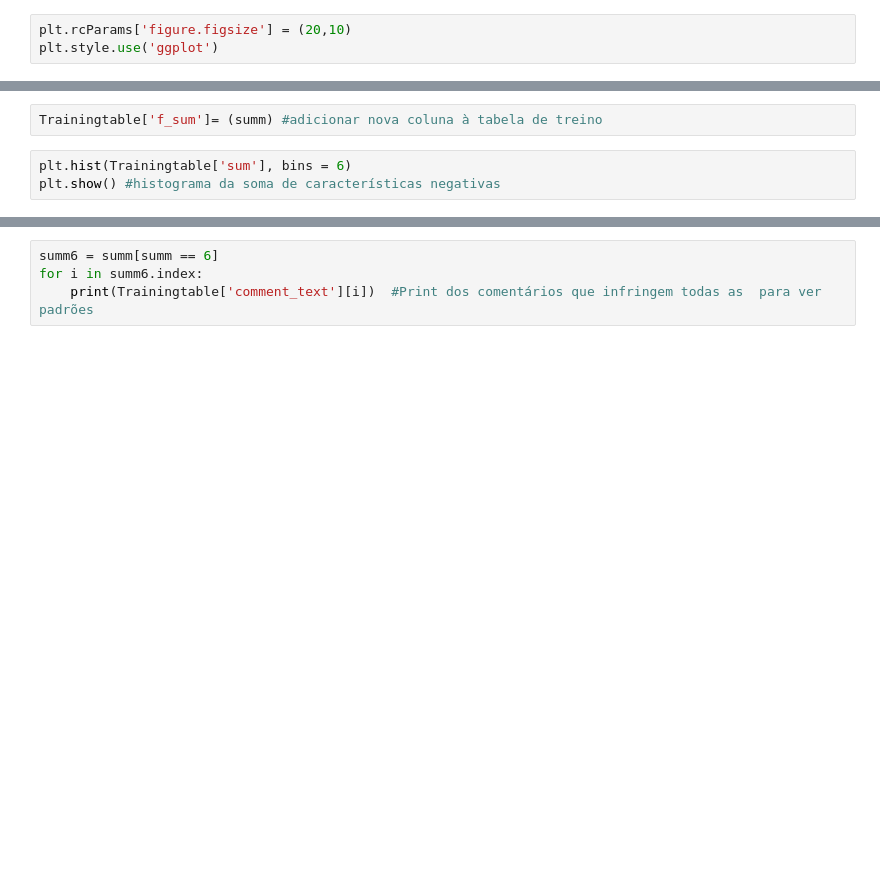
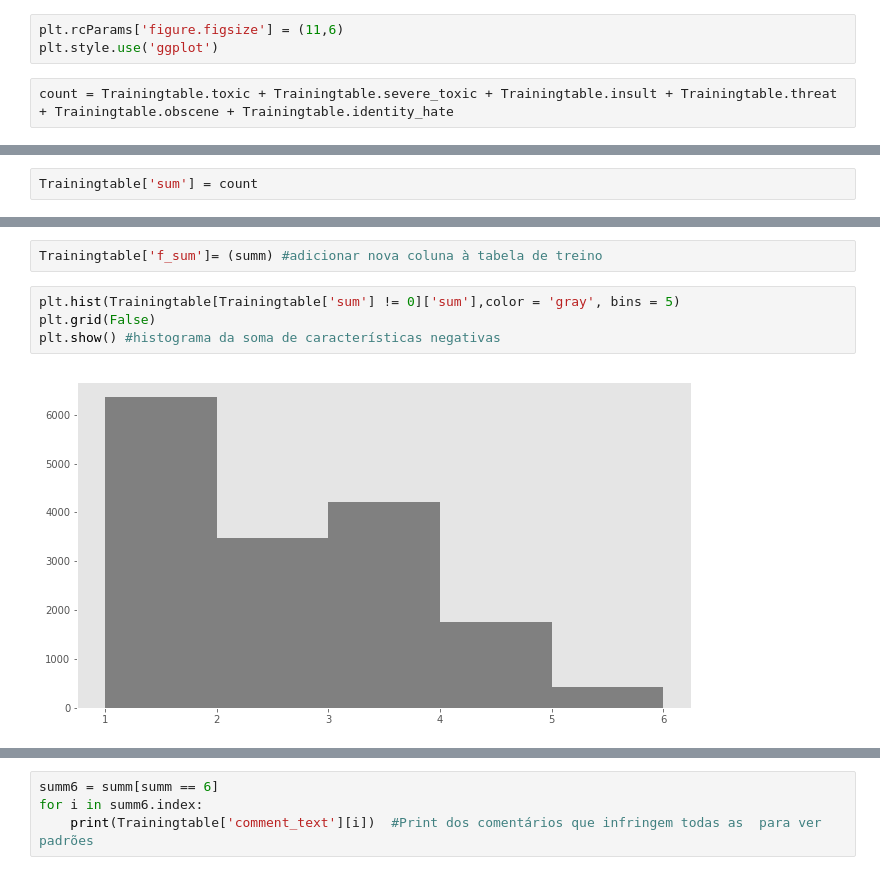
Before and after one commit to sgpjesus/NLP-Problem-Set-1, a Jupyter notebook: Toxic Comments.ipynb, the cells around one changed output, grey strips where cells are left out. Saved outputs shown, nothing was run; the diff lists cells and outputs as text; blank space fills up the shorter version.

```diff
--- a/Toxic Comments.ipynb
+++ b/Toxic Comments.ipynb
@@ -24,10 +24,14 @@ from sklearn.ensemble import ExtraTreesClassifier
 from ipywidgets import FloatProgress
 from IPython.display import display
 # %%
-plt.rcParams['figure.figsize'] = (20,10)
+plt.rcParams['figure.figsize'] = (11,6)
 plt.style.use('ggplot')
+# %%
+count = Trainingtable.toxic + Trainingtable.severe_toxic + Trainingtable.insult + Trainingtable.threat + Trainingtable.obscene + Trainingtable.identity_hate
 # %%
 Trainingtable = pd.read_csv('C:/Users/sergiojesus/Desktop/Recursos/comments_toxicos/Dados/train.csv')
 Testtable = pd.read_csv('C:/Users/sergiojesus/Desktop/Recursos/comments_toxicos/Dados/test.csv')
 # %%
 label_cols = ['toxic','severe_toxic','obscene','threat','insult','identity_hate']
+# %%
+Trainingtable['sum'] = count
@@ -52,6 +65,9 @@ Trainingtable.groupby('toxic').mean()
 # %%
 Trainingtable['f_sum']= (summ) #adicionar nova coluna à tabela de treino
 # %%
-plt.hist(Trainingtable['sum'], bins = 6)
+plt.hist(Trainingtable[Trainingtable['sum'] != 0]['sum'],color = 'gray', bins = 5)
+plt.grid(False)
 plt.show() #histograma da soma de características negativas
+# %% [output]
+[figure, added]
 # %%
```
Also changed, not shown: parts of 16 cells of this notebook, 3 other files.
